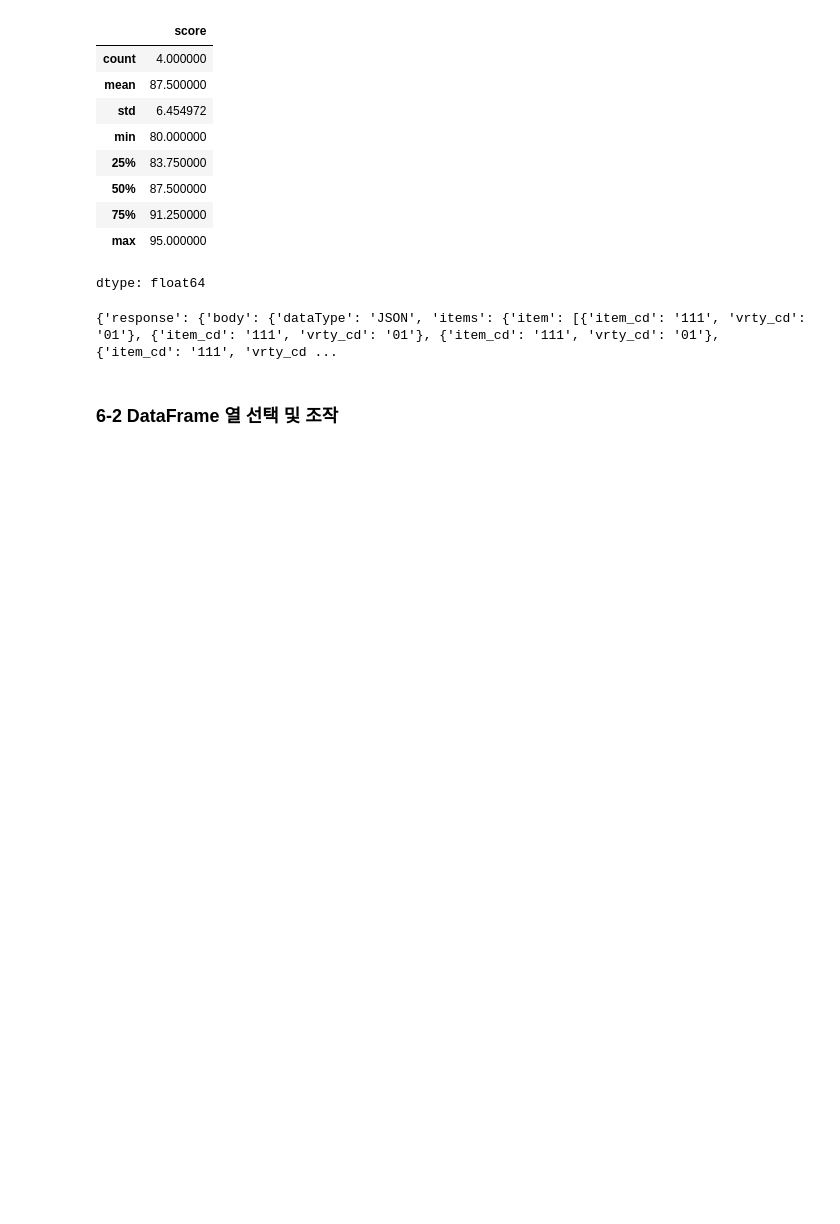
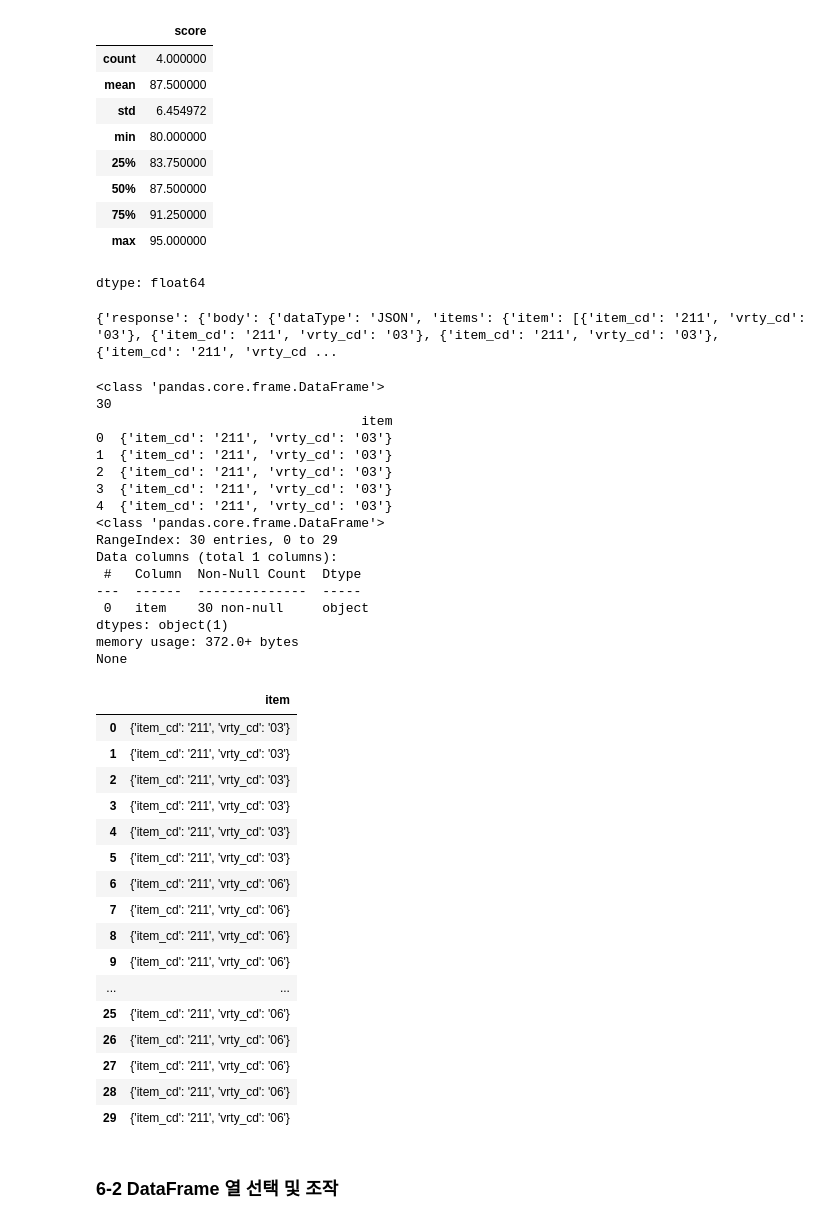
Before and after one commit to yaong0915/Data-Analysis-with-Open-Source, a Jupyter notebook: 오픈소스_데이터_분석_6강.ipynb, the cells around one changed output. Saved outputs shown, nothing was run; the diff lists cells and outputs as text; code cells hidden in the pictures; blank space fills up the shorter version.

```diff
--- a/오픈소스_데이터_분석_6강.ipynb
+++ b/오픈소스_데이터_분석_6강.ipynb
@@ -39,37 +39,81 @@ df['score'].describe()
 dtype: float64
 # %%
 import pandas as pd
-import numpy as np
-import requests
+
 ## 데이터 수집 url 및 api key 설정
 url ='https://apis.data.go.kr/B552845/perDay/price'
 api_key ='c4592c52bd73301355fcda3fc00038fe7755d444df6fda681a82a33adde604cc'
 params ={
     'serviceKey': api_key ,
     'pageNo':'1',
-    'numOfRows':'10',
+    'numOfRows':'30',
     'cond[exmn_ymd::GTE]':'20150101',
     'cond[exmn_ymd::LTE]':'20241231',
     'cond[se_cd::EQ]':'02',
-    'cond[ctgry_cd::EQ]':'100',
-    'cond[item_cd::EQ]':'111',
-    'cond[vrty_cd::EQ]':'01',
-    'cond[grd_cd::EQ]':'04',
-    'cond[sgg_cd::EQ]':'1101',
-    'cond[mrkt_cd::EQ]':'0110253',
+    'cond[ctgry_cd::EQ]':'200',
+    'cond[item_cd::EQ]':'211',
+    ##'cond[vrty_cd::EQ]':'01',
+    ##'cond[grd_cd::EQ]':'04',
+   'cond[sgg_cd::EQ]':'1101',
+    'cond[mrkt_cd::EQ]':'0110211',
     'returnType':'JSON',
     'selectable':'item_cd,vrty_cd',
 }
 ## 데이터 수집
 
-##dff = pd.DataFrame(params)
+
 response =requests.get (url ,params =params )
-##response.describe()
-##response.describe(include='all')
+
 ## 호출 성공/실패 출력
 print (response.json ())
 # %% [output]
-{'response': {'body': {'dataType': 'JSON', 'items': {'item': [{'item_cd': '111', 'vrty_cd': '01'}, {'item_cd': '111', 'vrty_cd': '01'}, {'item_cd': '111', 'vrty_cd': '01'}, {'item_cd': '111', 'vrty_cd ...
+{'response': {'body': {'dataType': 'JSON', 'items': {'item': [{'item_cd': '211', 'vrty_cd': '03'}, {'item_cd': '211', 'vrty_cd': '03'}, {'item_cd': '211', 'vrty_cd': '03'}, {'item_cd': '211', 'vrty_cd ...
+# %%
+import pandas as pd
+## requests로부터 response, body, item 항목 읽기
+numb=response.json()['response']['body']['items']
+
+df=pd.DataFrame(numb)
+print(type(df))
+print(len(df))
+print(df.head())
+print(df.info())
+df
+# %% [output]
+<class 'pandas.core.frame.DataFrame'>
+30
+                                  item
+0  {'item_cd': '211', 'vrty_cd': '03'}
+1  {'item_cd': '211', 'vrty_cd': '03'}
+2  {'item_cd': '211', 'vrty_cd': '03'}
+3  {'item_cd': '211', 'vrty_cd': '03'}
+4  {'item_cd': '211', 'vrty_cd': '03'}
+<class 'pandas.core.frame.DataFrame'>
+RangeIndex: 30 entries, 0 to 29
+Data columns (total 1 columns):
+ #   Column  Non-Null Count  Dtype
+---  ------  --------------  -----
+ 0   item    30 non-null     object
+dtypes: object(1)
+memory usage: 372.0+ bytes
+None
+|  | item |
+| 0 | {'item_cd': '211', 'vrty_cd': '03'} |
+| 1 | {'item_cd': '211', 'vrty_cd': '03'} |
+| 2 | {'item_cd': '211', 'vrty_cd': '03'} |
+| 3 | {'item_cd': '211', 'vrty_cd': '03'} |
+| 4 | {'item_cd': '211', 'vrty_cd': '03'} |
+| 5 | {'item_cd': '211', 'vrty_cd': '03'} |
+| 6 | {'item_cd': '211', 'vrty_cd': '06'} |
+| 7 | {'item_cd': '211', 'vrty_cd': '06'} |
+| 8 | {'item_cd': '211', 'vrty_cd': '06'} |
+| 9 | {'item_cd': '211', 'vrty_cd': '06'} |
+| ... | ... |
+| 25 | {'item_cd': '211', 'vrty_cd': '06'} |
+| 26 | {'item_cd': '211', 'vrty_cd': '06'} |
+| 27 | {'item_cd': '211', 'vrty_cd': '06'} |
+| 28 | {'item_cd': '211', 'vrty_cd': '06'} |
+| 29 | {'item_cd': '211', 'vrty_cd': '06'} |
 # %% [markdown]
 ### 6-2 DataFrame 열 선택 및 **조작**
 # %%
```
Also changed, not shown: parts of 2 cells of this notebook.
